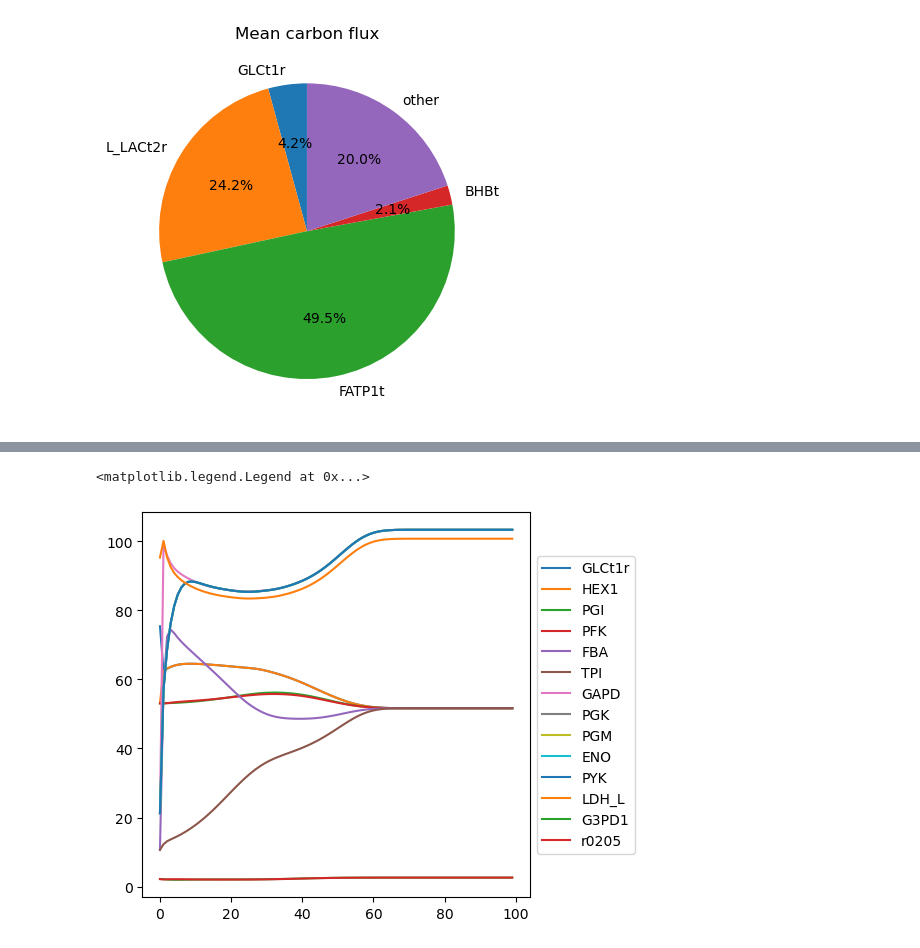
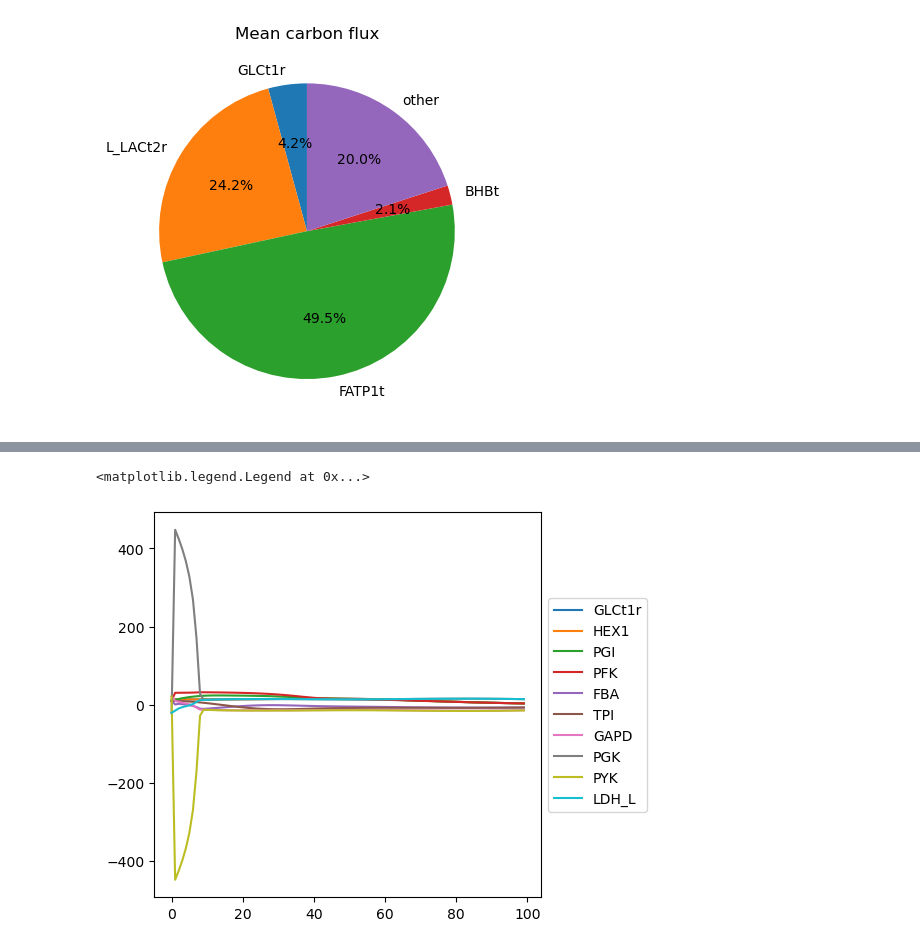
Before and after one commit to weilandtd/competitive_catabolism, a Jupyter notebook: mechanistic_model/control_analysis.ipynb, the cells around one changed output, grey strips where cells are left out. Drawn from its saved outputs; the diff is of its cells as text; code cells hidden in the pictures.

```diff
--- a/mechanistic_model/control_analysis.ipynb
+++ b/mechanistic_model/control_analysis.ipynb
@@ -5,5 +5,5 @@
 from pytfa.io.json import load_json_model
 model_file = 'reduced_model_ETC_core_20240710-100629_continuous.json'
 tmodel = load_json_model(model_file)
-sol = tmodel.optimize()
+#sol = tmodel.optimize()
 # %% [output]
@@ -214,13 +215,13 @@ from skimpy.core.parameters import ParameterValues
 # Compute a curve that captures the sensitivty of fasted fatty acids concentration to beta oxidation
 ref_ffa = parameter_population[closest_to_median]['hdca_e']
 
-ffa_conc = np.linspace(0.1, 10, 100) * ref_ffa
+ffa_conc = np.linspace(0.1, 2, 50) * ref_ffa
 
 uptakes = ['GLCt1r', 'L_LACt2r', 'FATP1t', 'BHBt','cyt_atp2adp']
 
 kmodel.parameters = parameter_population[closest_to_median]
 
-uptake_fluxes = []
+steady_state_fluxes = []
 
 for ffa in ffa_conc:
     kmodel.parameters['hdca_e'].value = ffa
@@ -231,6 +232,6 @@ for ffa in ffa_conc:
     this_fluxes = pd.Series(flux_fun(sol.concentrations.iloc[-1], parameters=parameter_values), index=kmodel.reactions.keys())
     this_fluxes = this_fluxes.loc[uptakes]
 
-    uptake_fluxes.append(this_fluxes)
+    steady_state_fluxes.append(this_fluxes)
 
-uptake_fluxes = pd.concat(uptake_fluxes, axis=1).T
+steady_state_fluxes = pd.concat(steady_state_fluxes, axis=1).T
@@ -256,10 +262,8 @@ kmodel.parameters['vmax_forward_GLCt1r'].value = parameter_population[closest_to
 kmodel.parameters['vmax_forward_PFK'].value = parameter_population[closest_to_median]['vmax_forward_PFK'] * 5.0
 kmodel.parameters['vmax_forward_HEX1'].value = parameter_population[closest_to_median]['vmax_forward_HEX1'] * 5.0
 
+
 kmodel.parameters['vmax_forward_PGI'].value = parameter_population[closest_to_median]['vmax_forward_PGI'] * 5.0
-
-
-
 kmodel.parameters['vmax_forward_LDH_L'].value = parameter_population[closest_to_median]['vmax_forward_LDH_L'] * 5.0
 
 
@@ -269,11 +273,12 @@ kmodel.parameters['vmax_forward_LDH_L'].value = parameter_population[closest_to_
 # G3P shuttle
 kmodel.parameters['vmax_forward_G3PD1'].value = parameter_population[closest_to_median]['vmax_forward_G3PD1'] * 1.0
 kmodel.parameters['vmax_forward_r0205'].value = parameter_population[closest_to_median]['vmax_forward_r0205'] * 1.0
-
-
-
-# Change cyt_atp2adp incrase 2 fold  // this does not work
-kmodel.parameters['vmax_forward_cyt_atp2adp'].value = parameter_population[closest_to_median]['vmax_forward_cyt_atp2adp'] * 1.0
+# %%
+# Explore regulation of what is likely to regulate energy demand by looking most sensitive metabolties to reduction of ATP demand
+kmodel.parameters = parameter_population[closest_to_median]
+
+# Change cyt_atp2adp incrase 2 fold  // this does not work
+kmodel.parameters['vmax_forward_cyt_atp2adp'].value = parameter_population[closest_to_median]['vmax_forward_cyt_atp2adp'] * 0.1
 # %%
 # Note on VO2 max
 # Ballpark could be arround 7x
@@ -352,15 +368,22 @@ plt.show()
 # %%
 # select some reactions
-glycolysis = [ 'GLCt1r','HEX1', 'PGI', 'PFK', 'FBA', 'TPI', 'GAPD', 'PGK', 'PGM', 'ENO', 'PYK', 'LDH_L','G3PD1','r0205']
-uptakes = ['GLCt1r', 'L_LACt2r', 'FATP1t', 'BHBt',]
+glycolysis = [ 'GLCt1r','HEX1', 'PGI', 'PFK', 'FBA', 'TPI', 'GAPD', 'PGK',  'PYK', 'LDH_L',]
+uptakes = ['GLCt1r', 'L_LACt2r', 'FATP1t', 'BHBt','HEX1']
+
+lactate = ['L_LACt2r','L_LACtm', 'LDH_L','LDH_Lm','PDHm']
+
+fatty_acid = ['FATP1t', 'C160CPT1', 'FACOAL160i']
 
 # print glycolysis vmax_forward parameters
 glycolysis_vmax = pd.Series({k: parameter_population[closest_to_median]['vmax_forward_'+k] for k in glycolysis})
+lacate_vmax = pd.Series({k: parameter_population[closest_to_median]['vmax_forward_'+k] for k in lactate})
+fatty_acid_vmax = pd.Series({k: parameter_population[closest_to_median]['vmax_forward_'+k] for k in fatty_acid})
+
 
 # Plot the time series of the fluxes
-sol_fluxes[glycolysis].abs().plot(figsize=(5,5))
+sol_fluxes[glycolysis].plot(figsize=(5,5))
 # put legend outside the plot
 plt.legend(loc='center left', bbox_to_anchor=(1, 0.5))
 # %% [output]
 <matplotlib.legend.Legend at 0x...>
-[figure, old version]
+[figure, new version]
```
Also changed, not shown: parts of 18 cells of this notebook, 11 other files.
